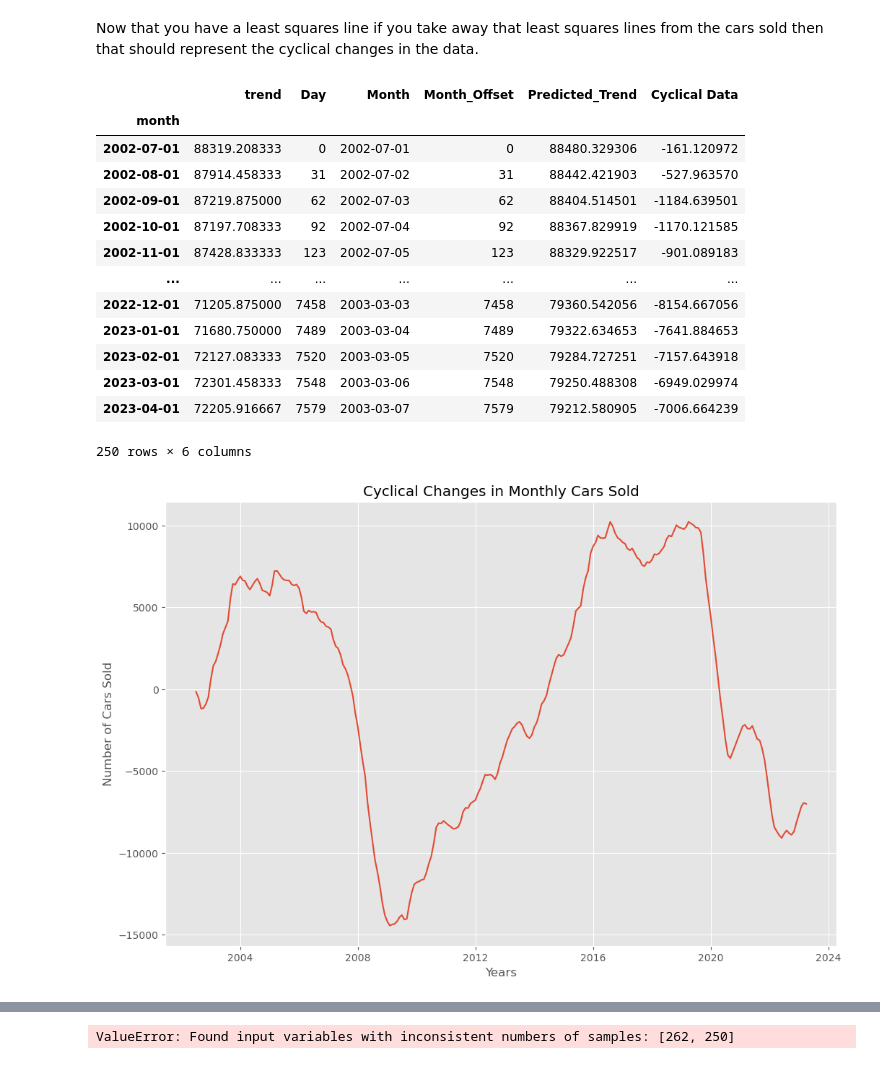
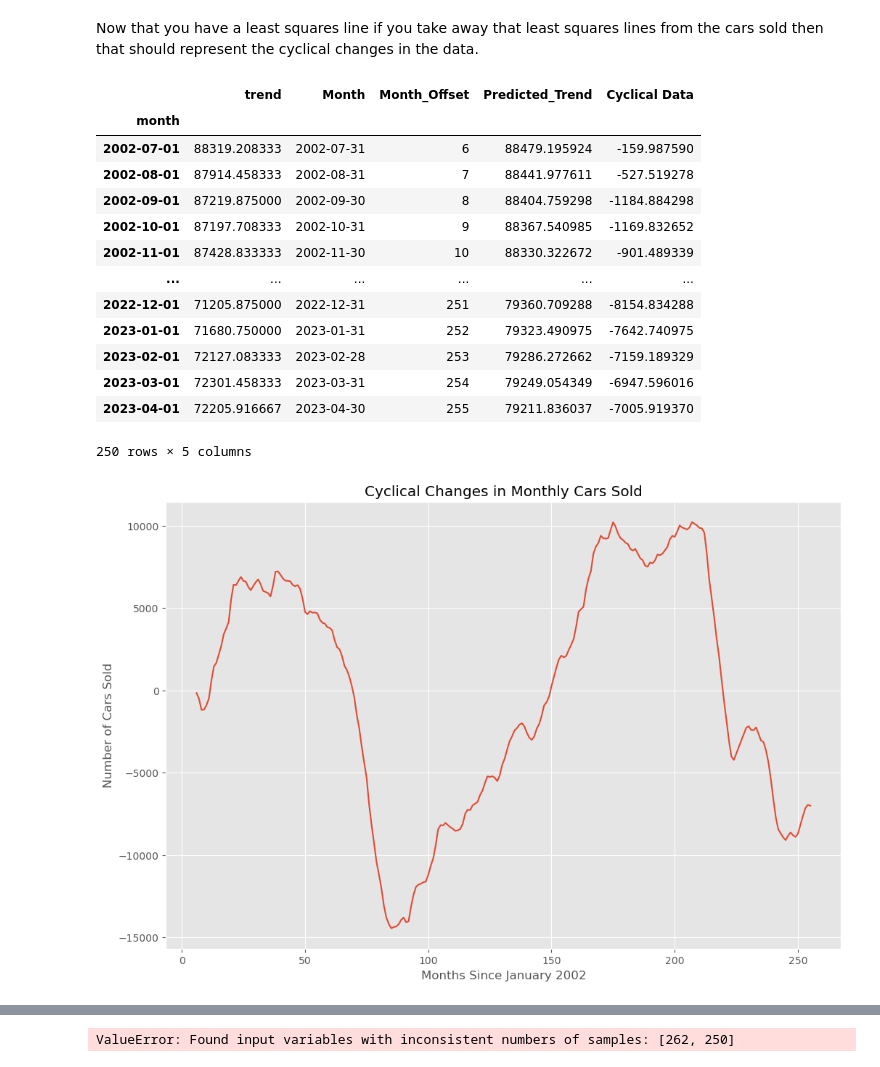
Before and after one commit to bennicholson2/Maryland-Car-Sales-Data, a Jupyter notebook: sales_project_chapters/sales_project_chapter_2.ipynb, the cells around one changed output, grey strips where cells are left out. Saved outputs shown, nothing was run; the diff lists cells and outputs as text; code cells hidden in the pictures.

```diff
--- a/sales_project_chapters/sales_project_chapter_2.ipynb
+++ b/sales_project_chapters/sales_project_chapter_2.ipynb
@@ -984,23 +984,21 @@ line_time_series(trend_irregularity_removed.index,trend_irregularity_removed['tr
 # %% [output]
 [figure]
 # %%
-import pandas as pd
-
 # Assuming you already have 'Date' column in your DataFrame
 
 # Convert 'Date' column to datetime
-trend_irregularity_removed['Day'] = pd.to_datetime(trend_irregularity_removed.index)
+trend_irregularity_removed['Month'] = pd.to_datetime(trend_irregularity_removed.index)
 
-# Calculate offsets in days from the first day in the DataFrame
-first_day_index = 0  # Assuming you've defined this earlier
-offsets = (trend_irregularity_removed['Day'] - trend_irregularity_removed['Day'][first_day_index]).dt.days
+# Calculate offsets in months from the first month in the DataFrame
+first_month_index = 0  # Assuming you've defined this earlier
+offsets = (trend_irregularity_removed['Month'].dt.year - trend_irregularity_removed['Month'][first_month_index].year) * 12 + (trend_irregularity_removed['Month'].dt.month - trend_irregularity_removed['Month'][first_month_index].month)
 
 # Create a date range based on the first date in the DataFrame
-start_date = trend_irregularity_removed['Day'].iloc[0]
-trend_irregularity_removed['Day'] = pd.date_range(start=start_date, periods=len(trend_irregularity_removed['Day']), freq='D')
+start_date = trend_irregularity_removed['Month'].iloc[0]
+trend_irregularity_removed['Month'] = pd.date_range(start=start_date, periods=len(trend_irregularity_removed['Month']), freq='M')
 
-# If you want to add the offsets as a new column
-trend_irregularity_removed['Day'] = offsets
+# Add offsets as a new column
+trend_irregularity_removed['Month_Offset'] = offsets
 
 trend_irregularity_removed
 # %% [output]
@@ -1025,7 +1023,7 @@ from sklearn.linear_model import LinearRegression
 # Drop NaN values from the 'trend' column
 trend_irregularity_removed.dropna(subset=['trend'], inplace=True)
 
-x_trend_least_squares = trend_irregularity_removed['Day'].values.reshape(-1, 1).astype(float)
+x_trend_least_squares = trend_irregularity_removed['Month_Offset'].values.reshape(-1, 1).astype(float)
 y_trend_least_squares = trend_irregularity_removed['trend'].astype(float)
 
 model = LinearRegression()
@@ -1052,21 +1050,21 @@ Now that you have a least squares line if you take away that least squares lines
 trend_irregularity_removed['Cyclical Data'] = trend_irregularity_removed['trend'] - trend_irregularity_removed['Predicted_Trend']
 trend_irregularity_removed
 # %% [output]
-|  | trend | Day | Month | Month_Offset | Predicted_Trend | Cyclical Data |
-| month |  |  |  |  |  |  |
-| 2002-07-01 | 88319.208333 | 0 | 2002-07-01 | 0 | 88480.329306 | -161.120972 |
-| 2002-08-01 | 87914.458333 | 31 | 2002-07-02 | 31 | 88442.421903 | -527.963570 |
-| 2002-09-01 | 87219.875000 | 62 | 2002-07-03 | 62 | 88404.514501 | -1184.639501 |
-| 2002-10-01 | 87197.708333 | 92 | 2002-07-04 | 92 | 88367.829919 | -1170.121585 |
-| 2002-11-01 | 87428.833333 | 123 | 2002-07-05 | 123 | 88329.922517 | -901.089183 |
-| ... | ... | ... | ... | ... | ... | ... |
-| 2022-12-01 | 71205.875000 | 7458 | 2003-03-03 | 7458 | 79360.542056 | -8154.667056 |
-| 2023-01-01 | 71680.750000 | 7489 | 2003-03-04 | 7489 | 79322.634653 | -7641.884653 |
-| 2023-02-01 | 72127.083333 | 7520 | 2003-03-05 | 7520 | 79284.727251 | -7157.643918 |
-| 2023-03-01 | 72301.458333 | 7548 | 2003-03-06 | 7548 | 79250.488308 | -6949.029974 |
-| 2023-04-01 | 72205.916667 | 7579 | 2003-03-07 | 7579 | 79212.580905 | -7006.664239 |
+|  | trend | Month | Month_Offset | Predicted_Trend | Cyclical Data |
+| month |  |  |  |  |  |
+| 2002-07-01 | 88319.208333 | 2002-07-31 | 6 | 88479.195924 | -159.987590 |
+| 2002-08-01 | 87914.458333 | 2002-08-31 | 7 | 88441.977611 | -527.519278 |
+| 2002-09-01 | 87219.875000 | 2002-09-30 | 8 | 88404.759298 | -1184.884298 |
+| 2002-10-01 | 87197.708333 | 2002-10-31 | 9 | 88367.540985 | -1169.832652 |
+| 2002-11-01 | 87428.833333 | 2002-11-30 | 10 | 88330.322672 | -901.489339 |
+| ... | ... | ... | ... | ... | ... |
+| 2022-12-01 | 71205.875000 | 2022-12-31 | 251 | 79360.709288 | -8154.834288 |
+| 2023-01-01 | 71680.750000 | 2023-01-31 | 252 | 79323.490975 | -7642.740975 |
+| 2023-02-01 | 72127.083333 | 2023-02-28 | 253 | 79286.272662 | -7159.189329 |
+| 2023-03-01 | 72301.458333 | 2023-03-31 | 254 | 79249.054349 | -6947.596016 |
+| 2023-04-01 | 72205.916667 | 2023-04-30 | 255 | 79211.836037 | -7005.919370 |
-250 rows × 6 columns
+250 rows × 5 columns
 # %%
-line_time_series(trend_irregularity_removed.index,trend_irregularity_removed['Cyclical Data'],'Cyclical Changes in Monthly Cars Sold','Years','Number of Cars Sold')
+line_time_series(trend_irregularity_removed['Month_Offset'],trend_irregularity_removed['Cyclical Data'],'Cyclical Changes in Monthly Cars Sold','Months Since January 2002','Number of Cars Sold')
 # %% [output]
-[figure, old version]
+[figure, new version]
```
Also changed, not shown: parts of 6 cells of this notebook, 49 other files.
